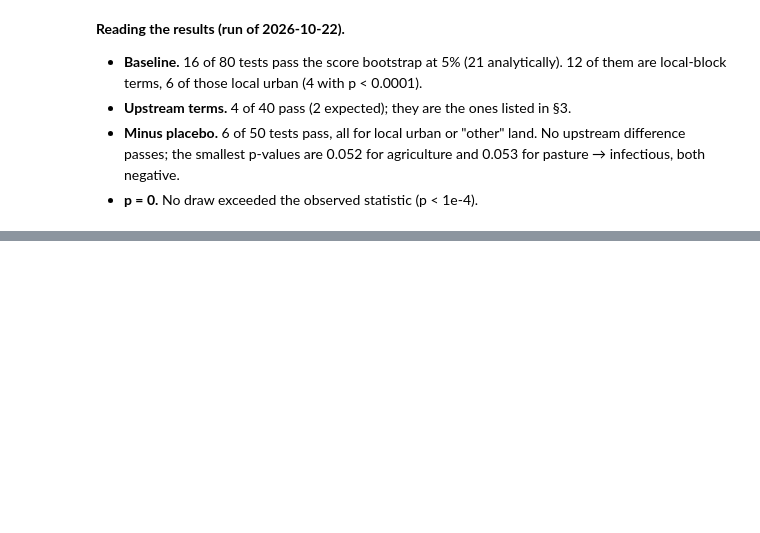
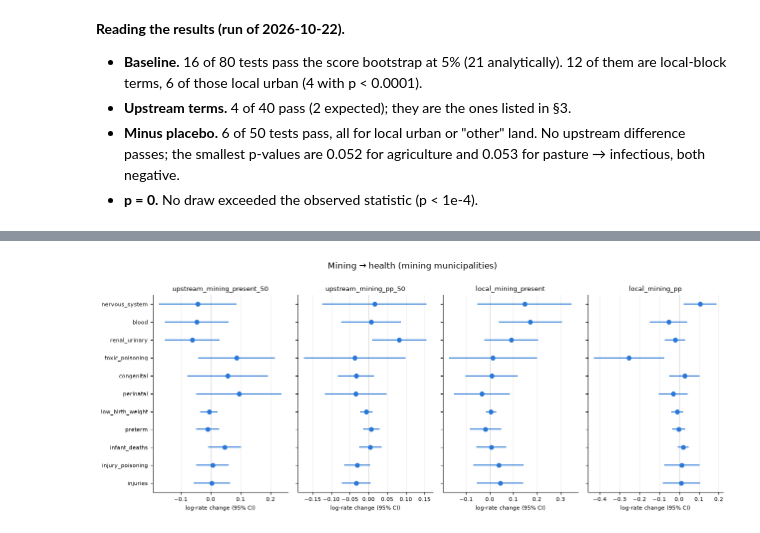
Before and after one commit to felixschulz385/Masterthesis, a Jupyter notebook: output/notebooks/health/02_analysis.ipynb, the cells around one changed output, grey strips where cells are left out. Saved outputs shown, nothing was run; the diff lists cells and outputs as text; code cells hidden in the pictures; blank space fills up the shorter version.

```diff
--- a/output/notebooks/health/02_analysis.ipynb
+++ b/output/notebooks/health/02_analysis.ipynb
@@ -590,0 +624,16 @@ display(bootstrap[(bootstrap["p_wcb"] < 0.05) | (bootstrap["p_analytic"] < 0.05)
+# %%
+mining = df[df[H.MINING_MUNICIPALITY]].copy()
+MINING_TERMS = H.UPSTREAM_MINING_REGRESSORS + H.LOCAL_MINING_REGRESSORS
+presence = mining.groupby("mun_id")[[H.UPSTREAM_MINING_PRESENT, H.LOCAL_MINING_PRESENT]].agg(["min", "max"])
+switchers = {column: presence.index[(presence[(column, "min")] == 0) & (presence[(column, "max")] == 1)]
+             for column in [H.UPSTREAM_MINING_PRESENT, H.LOCAL_MINING_PRESENT]}
+print(f"Mining municipalities: {mining.mun_id.nunique():,} ({mining.otto_basin_l3.nunique()} Otto-3 basins); "
+      f"switching upstream presence: {len(switchers[H.UPSTREAM_MINING_PRESENT]):,} "
+      f"({mining[mining.mun_id.isin(switchers[H.UPSTREAM_MINING_PRESENT])].otto_basin_l3.nunique()} basins); "
+      f"switching local presence: {len(switchers[H.LOCAL_MINING_PRESENT]):,}; municipality-years: {len(mining):,}")
+display(mining.drop_duplicates("mun_id")["biome"].value_counts().rename("mining municipalities").to_frame().T)
+display(pd.DataFrame({
+    "upstream (50 km)": mining.loc[mining[H.UPSTREAM_MINING_PRESENT] == 1, H.UPSTREAM_MINING_PP].describe(percentiles=[0.25, 0.5, 0.75, 0.9, 0.99]),
+    "local": mining.loc[mining[H.LOCAL_MINING_PRESENT] == 1, H.LOCAL_MINING_PP].describe(percentiles=[0.25, 0.5, 0.75, 0.9, 0.99]),
+}).T.rename_axis("mined share (pp), where present", axis=1))
+display(desc.demean(mining, MINING_TERMS, ["mun_id", "state_year"]).corr().round(2))
@@ -590,0 +659,6 @@ display(bootstrap[(bootstrap["p_wcb"] < 0.05) | (bootstrap["p_analytic"] < 0.05)
+# %%
+MINING_ARM = H.MINING_OUTCOMES + H.MINING_PLACEBO_OUTCOMES
+RHS_MINING = " + ".join(MINING_TERMS) + " + " + RHS
+mining_fits = fit_all(MINING_ARM, data=mining, rhs=RHS_MINING)
+mining_table = tidy(mining_fits, "mining arm")
+pf.etable(list(mining_fits.values()), keep=MINING_TERMS)
@@ -590,0 +680,4 @@ display(bootstrap[(bootstrap["p_wcb"] < 0.05) | (bootstrap["p_analytic"] < 0.05)
+# %%
+coefficient_plot(mining_table, MINING_TERMS, title="Mining → health (mining municipalities)", xlabel="log-rate change (95% CI)")
+# %% [output]
+[figure, added]
```
Also changed, not shown: parts of 24 cells of this notebook, 3 other files.
